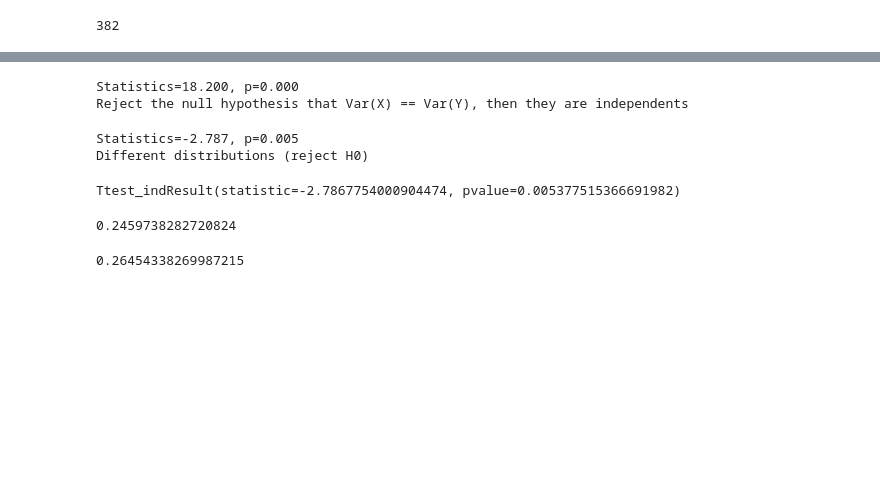
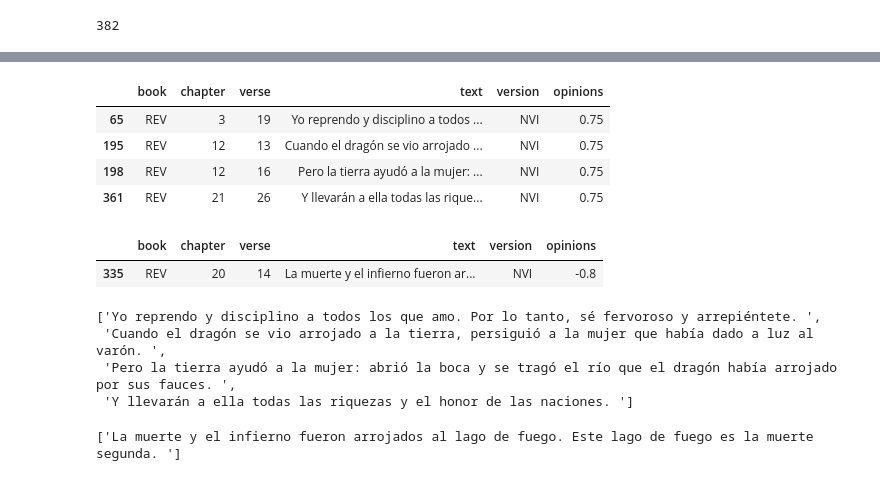
Before and after one commit to jordimarsal/bible_text_analysis, a Jupyter notebook: 5_Sentiment.ipynb, the cells around one changed output, grey strips where cells are left out. Cells and saved outputs as stored; diff of their text form; code cells hidden in the pictures; blank space fills up the shorter version.

```diff
--- a/5_Sentiment.ipynb
+++ b/5_Sentiment.ipynb
@@ -271,50 +219,20 @@ Sample does not look Gaussian (reject H0)
-# %%
-from scipy.stats import levene
-stat, p_value = levene(GEN['opinions'], REV['opinions'])
-# H0: μ1 = μ2
-# The Levene test tests the null hypothesis that all input
-# samples are from populations with equal variances. It is more robust than
-# Fischer(needs to be Gaussian) and Barlett
-print('Statistics=%.3f, p=%.3f' % (stat, p_value))
-# interpret
-alpha = 0.05
-if p_value < alpha:
-    print('Reject the null hypothesis that Var(X) == Var(Y), then they are independents')
-# %% [output]
-Statistics=18.200, p=0.000
-Reject the null hypothesis that Var(X) == Var(Y), then they are independents
-# %%
-
-# Student's t-test
-
-from scipy.stats import ttest_ind
-# seed the random number generator
-
-# generate two independent samples
-data1 = GEN['opinions']
-data2 = REV['opinions']
-# compare samples
-stat, p = ttest_ind(data1, data2)
-print('Statistics=%.3f, p=%.3f' % (stat, p))
-# interpret
-alpha = 0.05
-if p > alpha:
-	print('Same distributions (fail to reject H0)')
-else:
-	print('Different distributions (reject H0)')
-# %% [output]
-Statistics=-2.787, p=0.005
-Different distributions (reject H0)
-# %%
-from scipy.stats import ttest_ind
-# t-test ind ependent
-# # H0: μ1 >= μ2
-# les variances ens diuen que son iguals
-alpha2 = 0.025
-ttest_ind(data1, data2)#, equal_var=True)
-np.std(data1)
-np.std(data2)
-# %% [output]
-Ttest_indResult(statistic=-2.7867754000904474, pvalue=0.005377515366691982)
-0.2459738282720824
-0.26454338269987215
+# %%
+bestR = REV[REV['opinions']==REV['opinions'].max()]
+badR = REV[REV['opinions']==REV['opinions'].min()]
+bestR
+badR
+bestR.text.to_list()
+badR.text.to_list()
+# %% [output]
+|  | book | chapter | verse | text | version | opinions |
+| 65 | REV | 3 | 19 | Yo reprendo y disciplino a todos ... | NVI | 0.75 |
+| 195 | REV | 12 | 13 | Cuando el dragón se vio arrojado ... | NVI | 0.75 |
+| 198 | REV | 12 | 16 | Pero la tierra ayudó a la mujer: ... | NVI | 0.75 |
+| 361 | REV | 21 | 26 | Y llevarán a ella todas las rique... | NVI | 0.75 |
+|  | book | chapter | verse | text | version | opinions |
+| 335 | REV | 20 | 14 | La muerte y el infierno fueron ar... | NVI | -0.8 |
+['Yo reprendo y disciplino a todos los que amo. Por lo tanto, sé fervoroso y arrepiéntete. ',
+ 'Cuando el dragón se vio arrojado a la tierra, persiguió a la mujer que había dado a luz al varón. ',
+ 'Pero la tierra ayudó a la mujer: abrió la boca y se tragó el río que el dragón había arrojado por sus fauces. ',
+ 'Y llevarán a ella todas las riquezas y el honor de las naciones. ']
+['La muerte y el infierno fueron arrojados al lago de fuego. Este lago de fuego es la muerte segunda. ']
```
Also changed, not shown: parts of 5 cells of this notebook, 5 other files.
